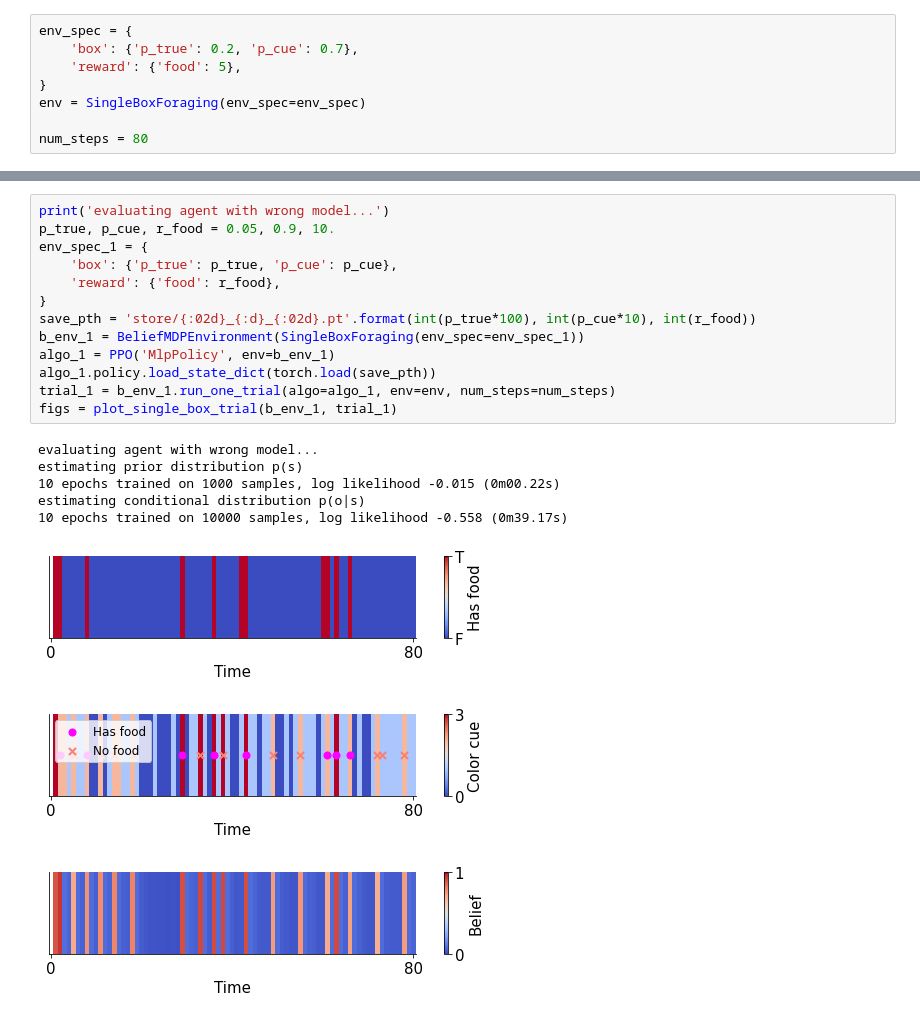
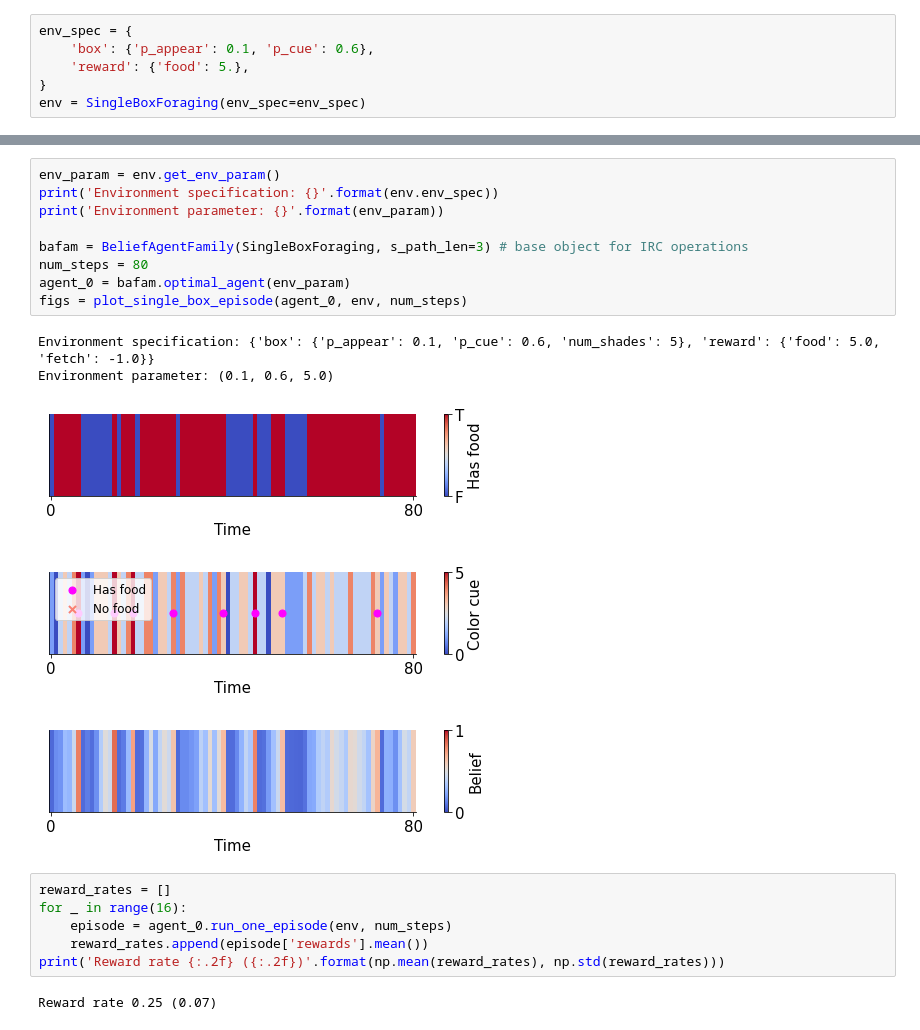
Before and after one commit to XaqLab/box-foraging, a Jupyter notebook: demo.ipynb, the cells around one changed output, grey strips where cells are left out. Saved outputs shown, nothing was run; the diff lists cells and outputs as text.

```diff
--- a/demo.ipynb
+++ b/demo.ipynb
@@ -14,8 +20,6 @@ from boxforage.utils import plot_single_box_trial
 # %%
 env_spec = {
-    'box': {'p_true': 0.2, 'p_cue': 0.7},
-    'reward': {'food': 5},
+    'box': {'p_appear': 0.1, 'p_cue': 0.6},
+    'reward': {'food': 5.},
 }
 env = SingleBoxForaging(env_spec=env_spec)
-
-num_steps = 80
@@ -44,22 +26,23 @@ estimating conditional distribution p(o|s)
-# %%
-print('evaluating agent with wrong model...')
-p_true, p_cue, r_food = 0.05, 0.9, 10.
-env_spec_1 = {
-    'box': {'p_true': p_true, 'p_cue': p_cue},
-    'reward': {'food': r_food},
-}
-save_pth = 'store/{:02d}_{:d}_{:02d}.pt'.format(int(p_true*100), int(p_cue*10), int(r_food))
-b_env_1 = BeliefMDPEnvironment(SingleBoxForaging(env_spec=env_spec_1))
-algo_1 = PPO('MlpPolicy', env=b_env_1)
-algo_1.policy.load_state_dict(torch.load(save_pth))
-trial_1 = b_env_1.run_one_trial(algo=algo_1, env=env, num_steps=num_steps)
-figs = plot_single_box_trial(b_env_1, trial_1)
-# %% [output]
-evaluating agent with wrong model...
-estimating prior distribution p(s)
-10 epochs trained on 1000 samples, log likelihood -0.015 (0m00.22s)
-estimating conditional distribution p(o|s)
-10 epochs trained on 10000 samples, log likelihood -0.558 (0m39.17s)
-[figure, removed]
-[figure, removed]
-[figure, removed]
+# %%
+env_param = env.get_env_param()
+print('Environment specification: {}'.format(env.env_spec))
+print('Environment parameter: {}'.format(env_param))
+
+bafam = BeliefAgentFamily(SingleBoxForaging, s_path_len=3) # base object for IRC operations
+num_steps = 80
+agent_0 = bafam.optimal_agent(env_param)
+figs = plot_single_box_episode(agent_0, env, num_steps)
+# %% [output]
+Environment specification: {'box': {'p_appear': 0.1, 'p_cue': 0.6, 'num_shades': 5}, 'reward': {'food': 5.0, 'fetch': -1.0}}
+Environment parameter: (0.1, 0.6, 5.0)
+[figure, added]
+[figure, added]
+[figure, added]
+# %%
+reward_rates = []
+for _ in range(16):
+    episode = agent_0.run_one_episode(env, num_steps)
+    reward_rates.append(episode['rewards'].mean())
+print('Reward rate {:.2f} ({:.2f})'.format(np.mean(reward_rates), np.std(reward_rates)))
+# %% [output]
+Reward rate 0.25 (0.07)
```
Also changed, not shown: parts of 29 cells of this notebook.
